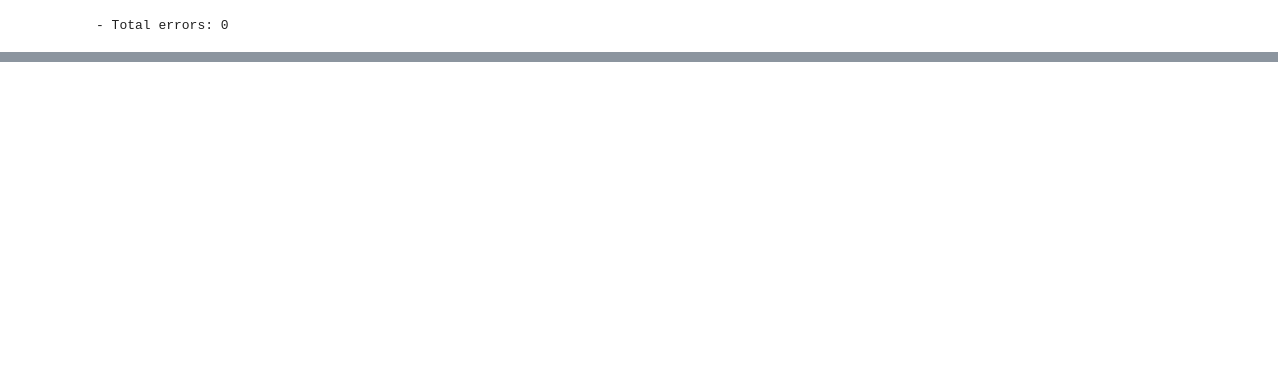
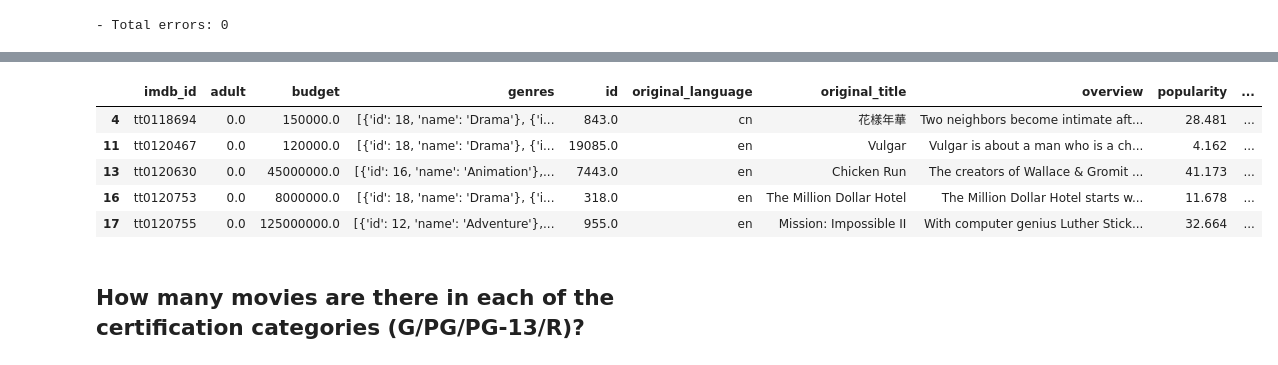
Before and after one commit to rimchristian/IMDB-Movies, a Jupyter notebook: Data Extraction.ipynb, the cells around one changed output, grey strips where cells are left out. Cells and saved outputs as stored; diff of their text form; code cells hidden in the pictures; blank space fills up the shorter version.

```diff
--- a/Data Extraction.ipynb
+++ b/Data Extraction.ipynb
@@ -288,0 +396,7 @@ print(f"- Total errors: {len(errors)}")
+# %%
+df_filtered = df[(df['revenue'] > 0) & (df['budget'] > 0)]
+# Group the filtered DataFrame by 'movie' and get the count of movies in each group
+count_by_movie = df_filtered.groupby('title').size()
+
+# Display the result
+print(count_by_movie)
@@ -288,0 +417,12 @@ print(f"- Total errors: {len(errors)}")
+# %%
+df_filtered = df_filtered.drop(columns=['production_countries'], axis=1)
+df_filtered.head()
+# %% [output]
+|  | imdb_id | adult | budget | genres | id | original_language | original_title | overview | popularity | ... |
+| 4 | tt0118694 | 0.0 | 150000.0 | [{'id': 18, 'name': 'Drama'}, {'i... | 843.0 | cn | 花樣年華 | Two neighbors become intimate aft... | 28.481 | ... |
+| 11 | tt0120467 | 0.0 | 120000.0 | [{'id': 18, 'name': 'Drama'}, {'i... | 19085.0 | en | Vulgar | Vulgar is about a man who is a ch... | 4.162 | ... |
+| 13 | tt0120630 | 0.0 | 45000000.0 | [{'id': 16, 'name': 'Animation'},... | 7443.0 | en | Chicken Run | The creators of Wallace & Gromit ... | 41.173 | ... |
+| 16 | tt0120753 | 0.0 | 8000000.0 | [{'id': 18, 'name': 'Drama'}, {'i... | 318.0 | en | The Million Dollar Hotel | The Million Dollar Hotel starts w... | 11.678 | ... |
+| 17 | tt0120755 | 0.0 | 125000000.0 | [{'id': 12, 'name': 'Adventure'},... | 955.0 | en | Mission: Impossible II | With computer genius Luther Stick... | 32.664 | ... |
+# %% [markdown]
+## How many movies are there in each of the certification categories (G/PG/PG-13/R)?
```
Also changed, not shown: parts of 28 cells of this notebook.
